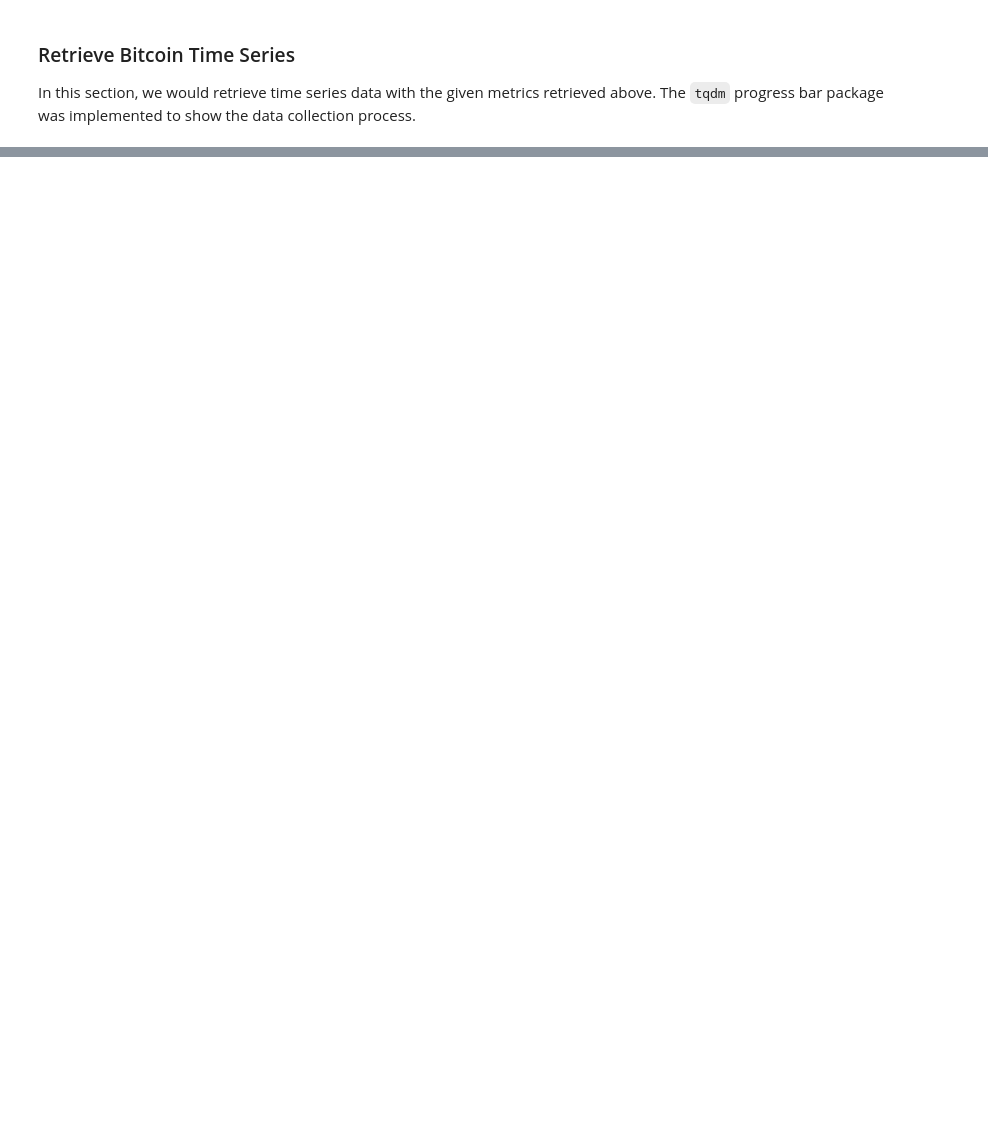
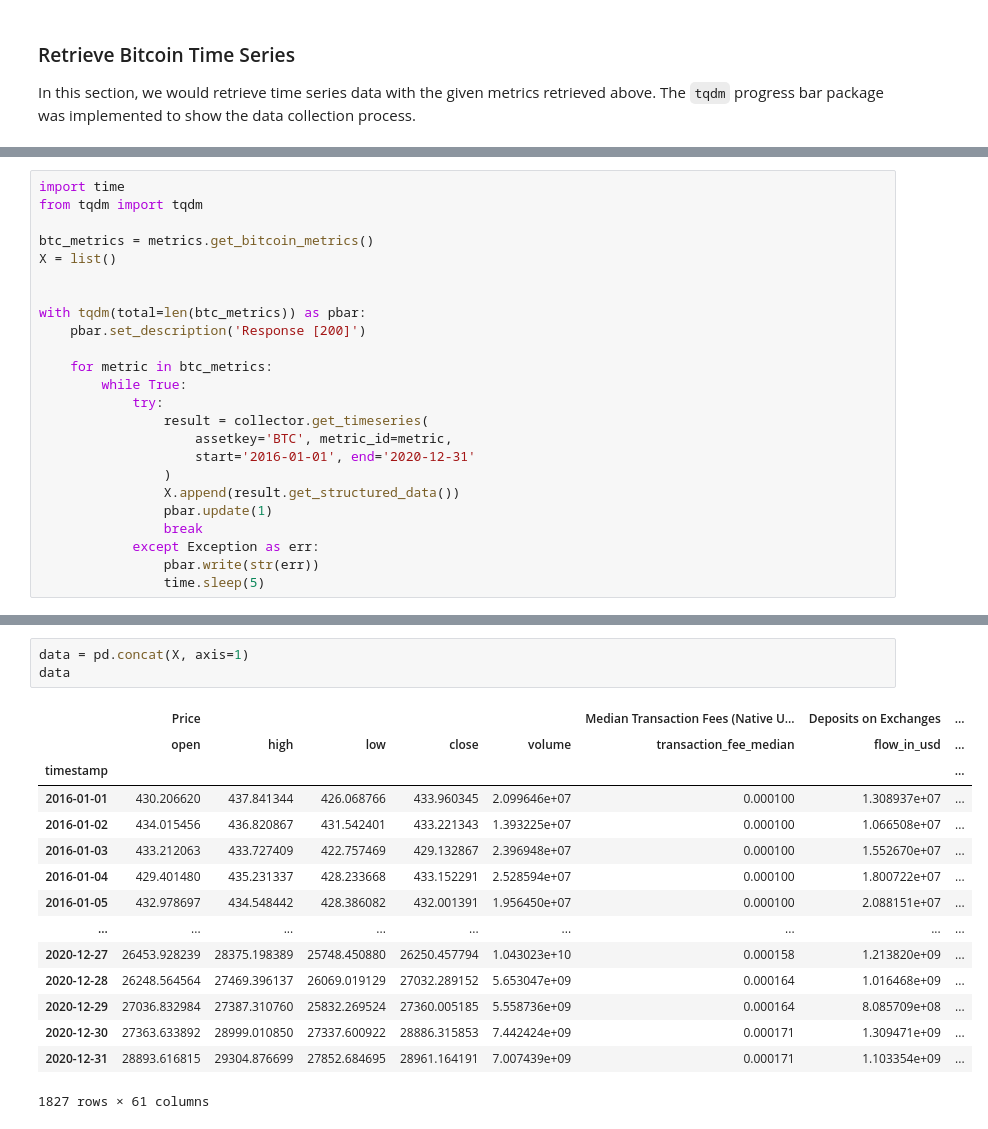
Before and after one commit to KaidenFrizu/recurrent-bitcoin-network, a Jupyter notebook: docs/DataCollection.ipynb, the cells around one changed output, grey strips where cells are left out. Drawn from its saved outputs; the diff is of its cells as text; blank space fills up the shorter version.

Commit message:
Redesigned data collection methods

```diff
--- a/docs/DataCollection.ipynb
+++ b/docs/DataCollection.ipynb
@@ -82,0 +125,24 @@ In this section, we would retrieve time series data with the given metrics retri
+# %%
+import time
+from tqdm import tqdm
+
+btc_metrics = metrics.get_bitcoin_metrics()
+X = list()
+
+
+with tqdm(total=len(btc_metrics)) as pbar:
+    pbar.set_description('Response [200]')
+
+    for metric in btc_metrics:
+        while True:
+            try:
+                result = collector.get_timeseries(
+                    assetkey='BTC', metric_id=metric,
+                    start='2016-01-01', end='2020-12-31'
+                )
+                X.append(result.get_structured_data())
+                pbar.update(1)
+                break
+            except Exception as err:
+                pbar.write(str(err))
+                time.sleep(5)
@@ -82,0 +155,19 @@ In this section, we would retrieve time series data with the given metrics retri
+# %%
+data = pd.concat(X, axis=1)
+data
+# %% [output]
+|  | Price |  |  |  |  | Median Transaction Fees (Native U... | Deposits on Exchanges | ... |
+|  | open | high | low | close | volume | transaction_fee_median | flow_in_usd | ... |
+| timestamp |  |  |  |  |  |  |  | ... |
+| 2016-01-01 | 430.206620 | 437.841344 | 426.068766 | 433.960345 | 2.099646e+07 | 0.000100 | 1.308937e+07 | ... |
+| 2016-01-02 | 434.015456 | 436.820867 | 431.542401 | 433.221343 | 1.393225e+07 | 0.000100 | 1.066508e+07 | ... |
+| 2016-01-03 | 433.212063 | 433.727409 | 422.757469 | 429.132867 | 2.396948e+07 | 0.000100 | 1.552670e+07 | ... |
+| 2016-01-04 | 429.401480 | 435.231337 | 428.233668 | 433.152291 | 2.528594e+07 | 0.000100 | 1.800722e+07 | ... |
+| 2016-01-05 | 432.978697 | 434.548442 | 428.386082 | 432.001391 | 1.956450e+07 | 0.000100 | 2.088151e+07 | ... |
+| ... | ... | ... | ... | ... | ... | ... | ... | ... |
+| 2020-12-27 | 26453.928239 | 28375.198389 | 25748.450880 | 26250.457794 | 1.043023e+10 | 0.000158 | 1.213820e+09 | ... |
+| 2020-12-28 | 26248.564564 | 27469.396137 | 26069.019129 | 27032.289152 | 5.653047e+09 | 0.000164 | 1.016468e+09 | ... |
+| 2020-12-29 | 27036.832984 | 27387.310760 | 25832.269524 | 27360.005185 | 5.558736e+09 | 0.000164 | 8.085709e+08 | ... |
+| 2020-12-30 | 27363.633892 | 28999.010850 | 27337.600922 | 28886.315853 | 7.442424e+09 | 0.000171 | 1.309471e+09 | ... |
+| 2020-12-31 | 28893.616815 | 29304.876699 | 27852.684695 | 28961.164191 | 7.007439e+09 | 0.000171 | 1.103354e+09 | ... |
+1827 rows × 61 columns
```
Also changed, not shown: parts of 29 cells of this notebook, 12 other files.
